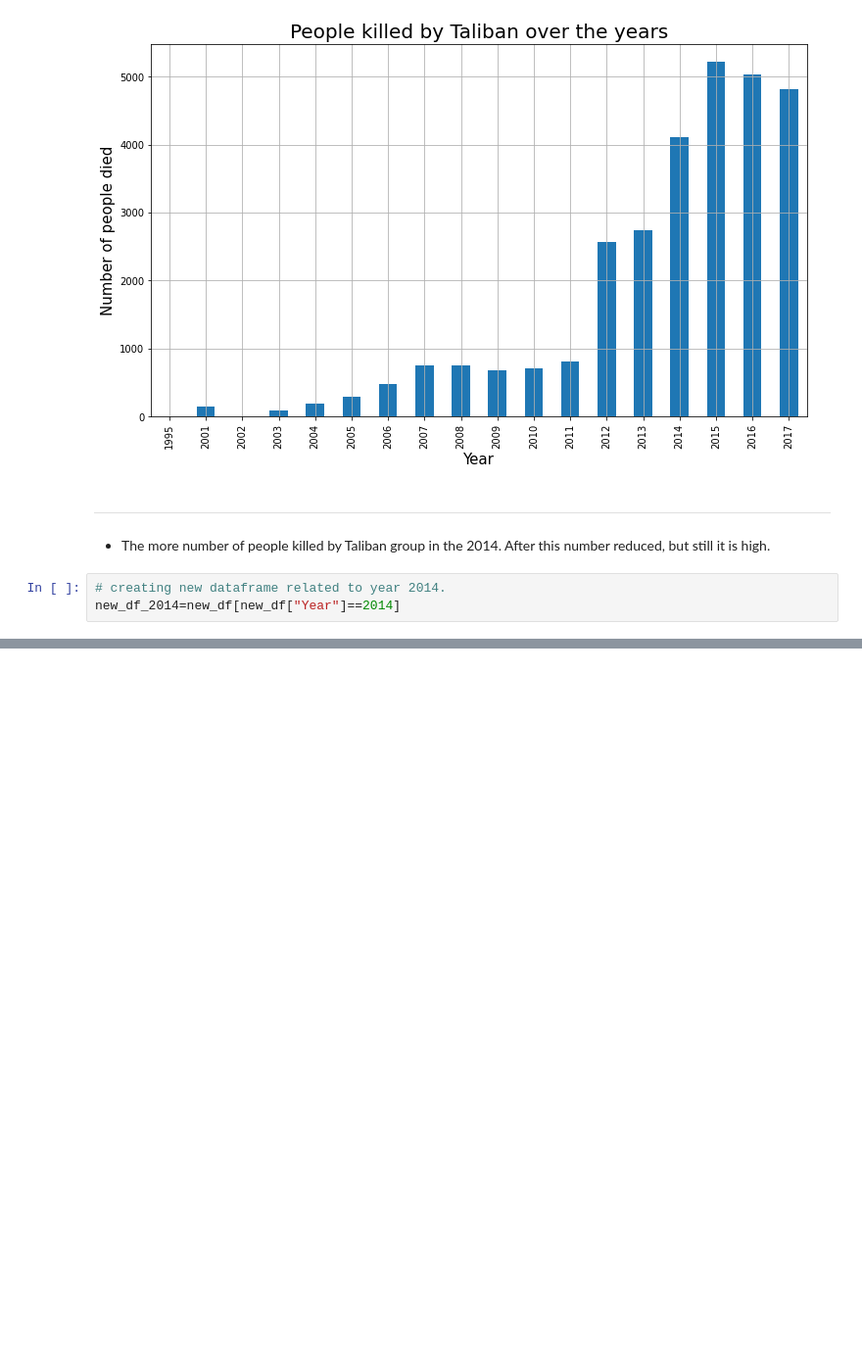
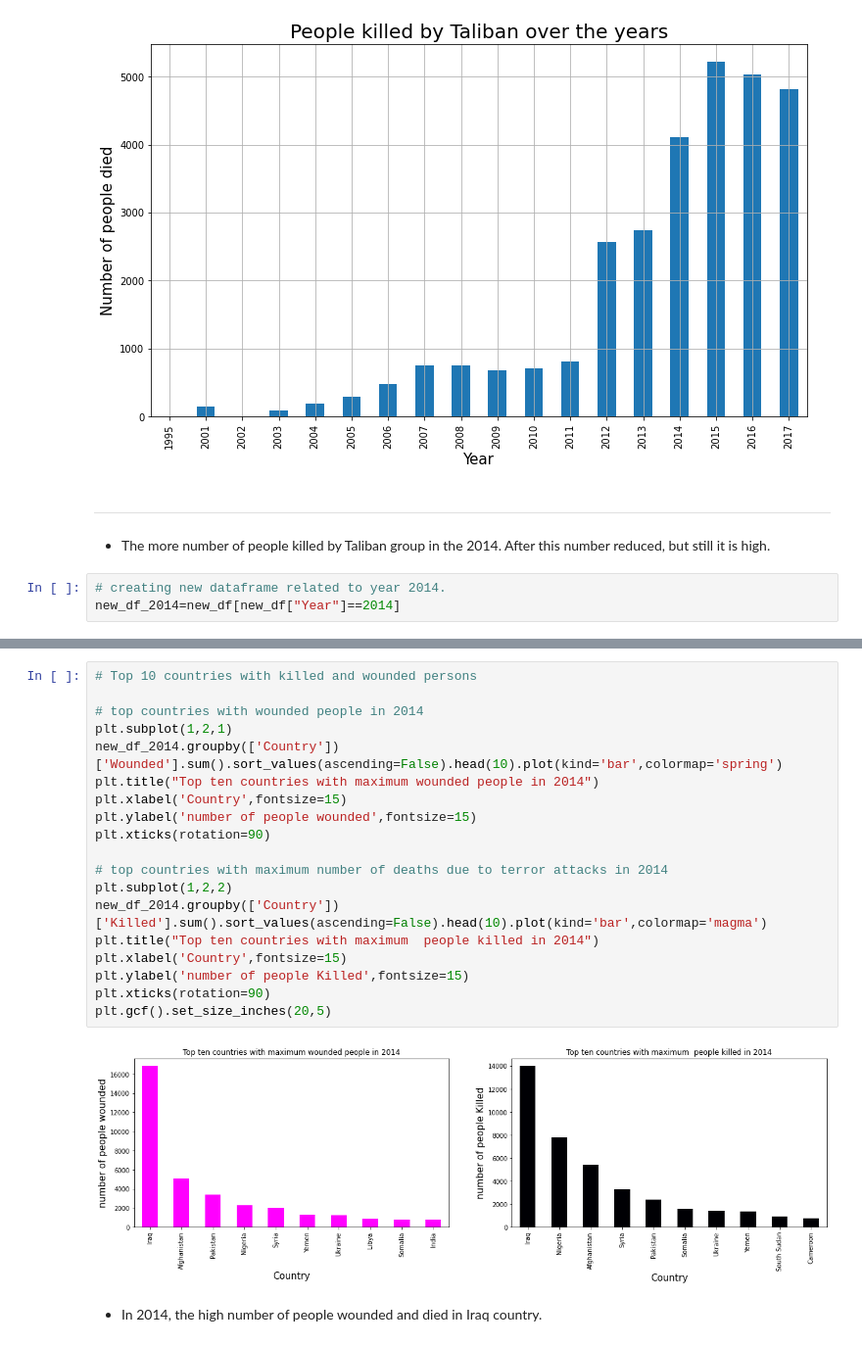
Before and after one commit to Kondasagar/Global-Terrorism-Analysis, a Jupyter notebook: Global_Terrorism_Analysis_Capstone_Project.ipynb, the cells around one changed output, grey strips where cells are left out. Shown at 98% size. Cells and saved outputs as stored; diff of their text form; blank space fills up the shorter version.

```diff
--- a/Global_Terrorism_Analysis_Capstone_Project.ipynb
+++ b/Global_Terrorism_Analysis_Capstone_Project.ipynb
@@ -698,0 +736,23 @@ new_df_2014=new_df[new_df["Year"]==2014]
+# %%
+# Top 10 countries with killed and wounded persons
+
+# top countries with wounded people in 2014
+plt.subplot(1,2,1)
+new_df_2014.groupby(['Country'])['Wounded'].sum().sort_values(ascending=False).head(10).plot(kind='bar',colormap='spring')
+plt.title("Top ten countries with maximum wounded people in 2014")
+plt.xlabel('Country',fontsize=15)
+plt.ylabel('number of people wounded',fontsize=15)
+plt.xticks(rotation=90)
+
+# top countries with maximum number of deaths due to terror attacks in 2014
+plt.subplot(1,2,2)
+new_df_2014.groupby(['Country'])['Killed'].sum().sort_values(ascending=False).head(10).plot(kind='bar',colormap='magma')
+plt.title("Top ten countries with maximum  people killed in 2014")
+plt.xlabel('Country',fontsize=15)
+plt.ylabel('number of people Killed',fontsize=15)
+plt.xticks(rotation=90)
+plt.gcf().set_size_inches(20,5)
+# %% [output]
+[figure, added]
+# %% [markdown]
+* In 2014, the high number of people wounded and died in Iraq country.
```
Also changed, not shown: parts of 22 cells of this notebook.
